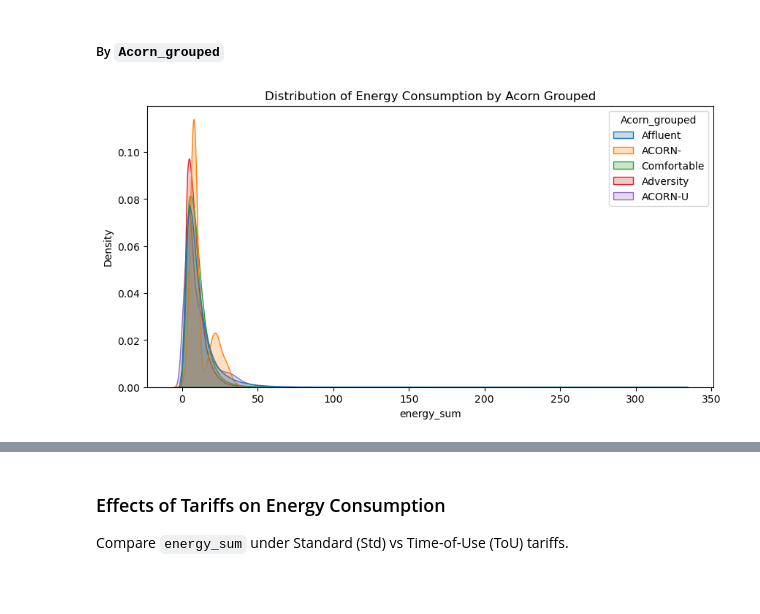
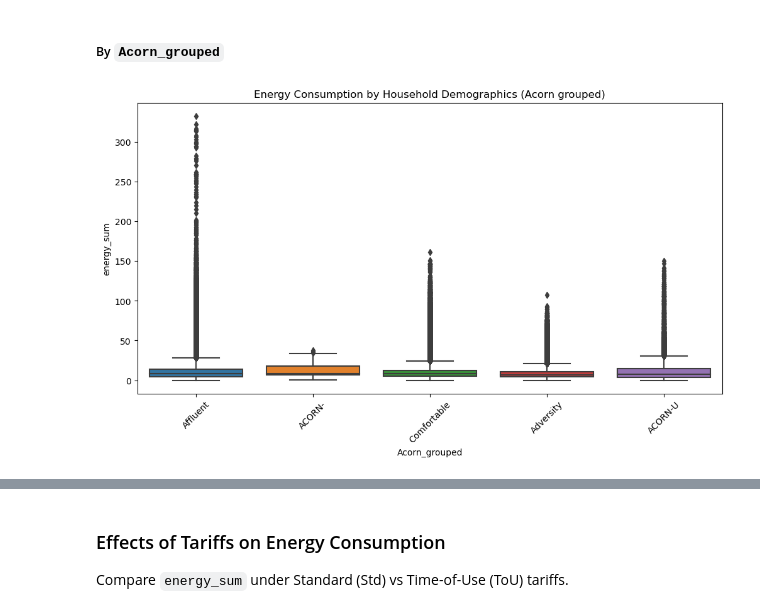
Before and after one commit to shanniekwok/IS459-G1T7, a Jupyter notebook: 2.1 Internal Factors Analysis.ipynb, the cells around one changed output, grey strips where cells are left out. Cells and saved outputs as stored; diff of their text form; code cells hidden in the pictures; blank space fills up the shorter version.

Commit message:
added acorn categories

```diff
--- a/2.1 Internal Factors Analysis.ipynb
+++ b/2.1 Internal Factors Analysis.ipynb
@@ -144,7 +194,7 @@ merged_df1_df5.head()
 ## Analyze Data
 # %%
 # Load the dataset
-merged_df = pd.read_csv('Merged Data/1. merged_df1_df5.csv')
+merged_df = pd.read_csv('Merged Data/2. merged_df1_df5_10.csv')
 merged_df.head()
 # %% [output]
 |  | Unnamed: 0 | LCLid | day | energy_median | energy_mean | energy_max | energy_count | energy_std | ... |
@@ -341,10 +394,11 @@ Relevant Statistics for Sorted Acorn Categories:
 # %% [markdown]
 ##### By `Acorn_grouped`
 # %%
-# [KDE plot] Distribution of energy consumption across Acorn_grouped
-plt.figure(figsize=(10, 5))
-sns.kdeplot(data=merged_df, x="energy_sum", hue="Acorn_grouped", fill=True, common_norm=False)
-plt.title("Distribution of Energy Consumption by Acorn Grouped")
+# [Boxplot] Energy consumption by Acorn_grouped
+plt.figure(figsize=(12, 6))
+sns.boxplot(data=merged_df, x="Acorn_grouped", y="energy_sum")
+plt.xticks(rotation=45)
+plt.title("Energy Consumption by Household Demographics (Acorn grouped)")
 plt.show()
 # %% [output]
-[figure, old version]
+[figure, new version]
```
Also changed, not shown: parts of 19 cells of this notebook, 1 other file.
